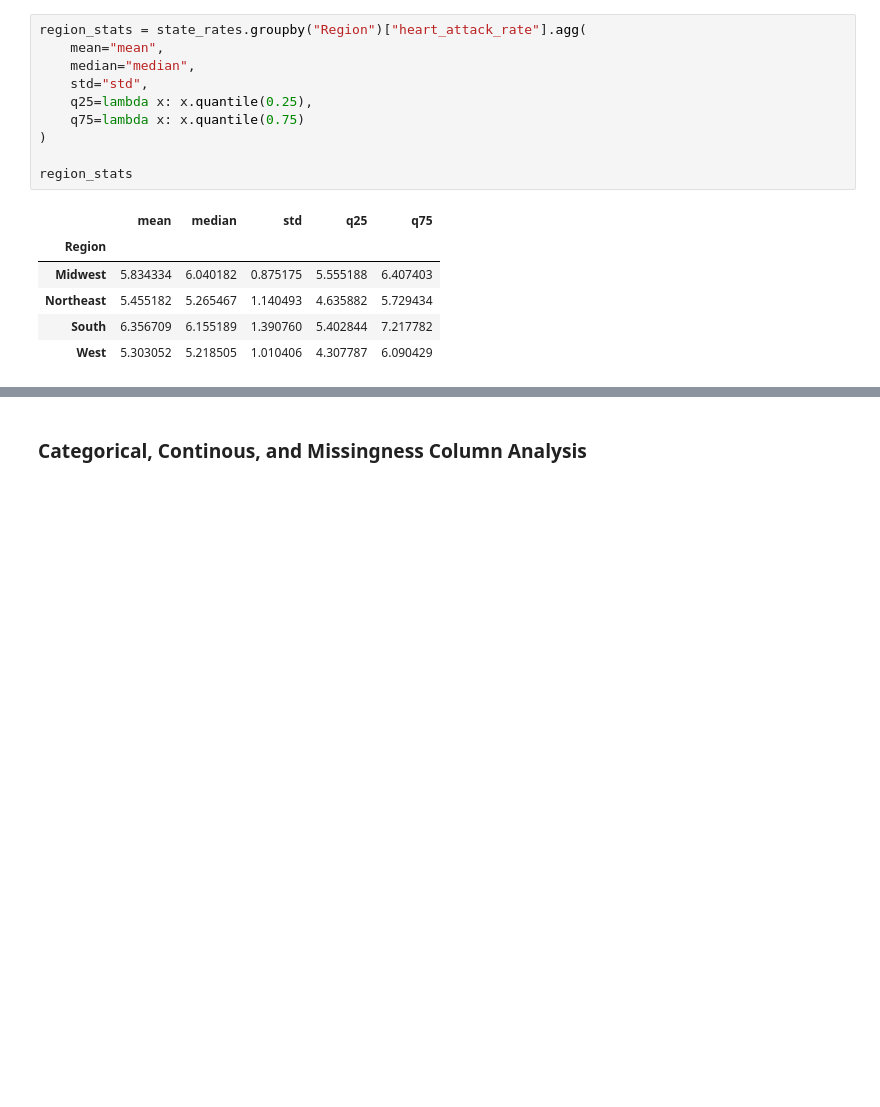
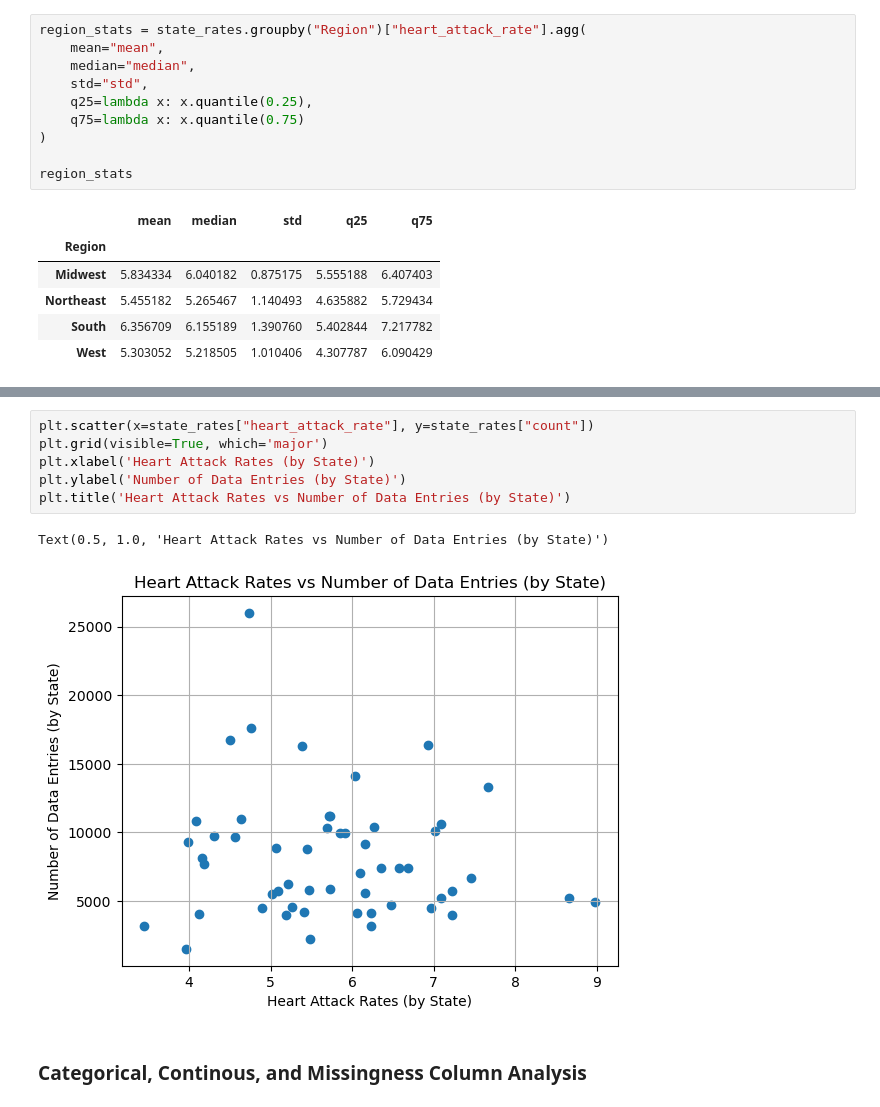
Before and after one commit to gracegmc/HeartDiseaseRiskPredictor, a Jupyter notebook: notebook_grace.ipynb, the cells around one changed output, grey strips where cells are left out. Drawn from its saved outputs; the diff is of its cells as text; blank space fills up the shorter version.

```diff
--- a/notebook_grace.ipynb
+++ b/notebook_grace.ipynb
@@ -576,3 +610,12 @@ region_stats
+# %%
+plt.scatter(x=state_rates["heart_attack_rate"], y=state_rates["count"])
+plt.grid(visible=True, which='major')
+plt.xlabel('Heart Attack Rates (by State)')
+plt.ylabel('Number of Data Entries (by State)')
+plt.title('Heart Attack Rates vs Number of Data Entries (by State)')
+# %% [output]
+Text(0.5, 1.0, 'Heart Attack Rates vs Number of Data Entries (by State)')
+[figure, added]
 # %% [markdown]
 ### Categorical, Continous, and Missingness Column Analysis
 # %%
```
Also changed, not shown: parts of 21 cells of this notebook.
